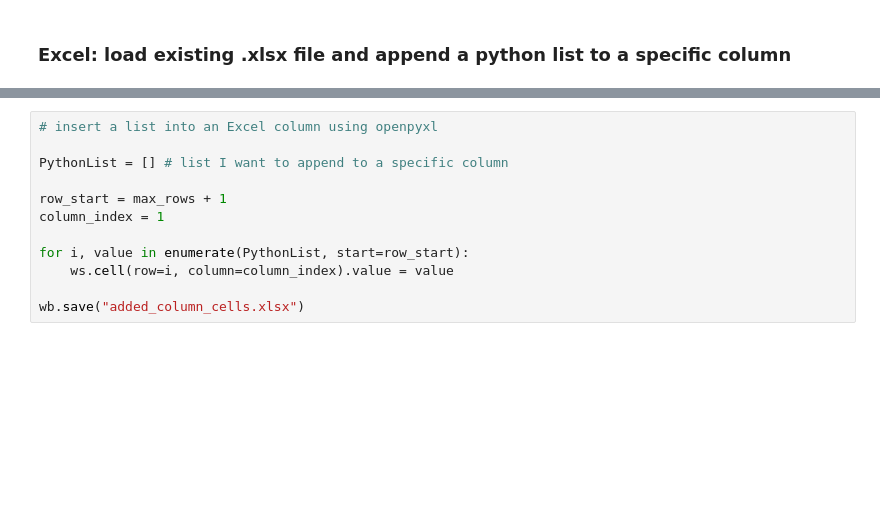
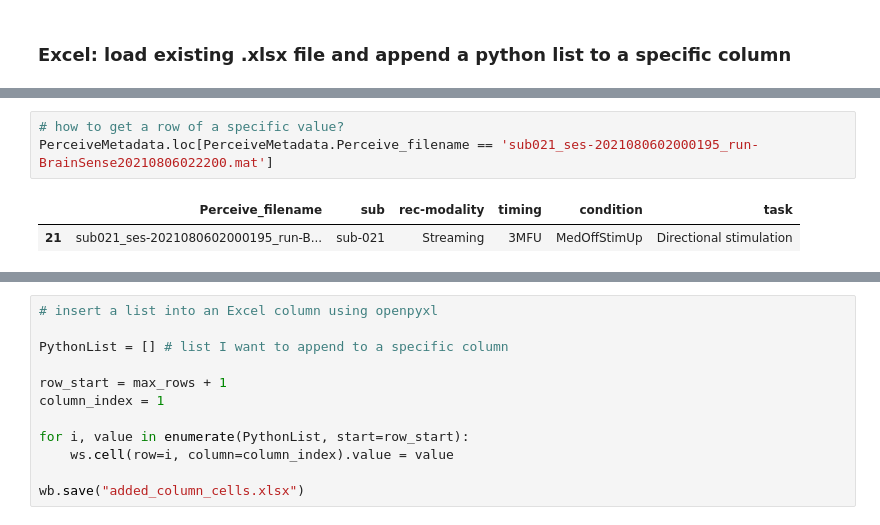
Before and after one commit to jgvhabets/PyPerceive, a Jupyter notebook: code/notebooks/percept_playground.ipynb, the cells around one changed output, grey strips where cells are left out. Saved outputs shown, nothing was run; the diff lists cells and outputs as text; blank space fills up the shorter version.

```diff
--- a/code/notebooks/percept_playground.ipynb
+++ b/code/notebooks/percept_playground.ipynb
@@ -190,0 +252,6 @@ from openpyxl import Workbook, load_workbook
+# %%
+# how to get a row of a specific value?
+PerceiveMetadata.loc[PerceiveMetadata.Perceive_filename == 'sub021_ses-2021080602000195_run-BrainSense20210806022200.mat']
+# %% [output]
+|  | Perceive_filename | sub | rec-modality | timing | condition | task |
+| 21 | sub021_ses-2021080602000195_run-B... | sub-021 | Streaming | 3MFU | MedOffStimUp | Directional stimulation |
```
Also changed, not shown: parts of 24 cells of this notebook, 2 other files.
